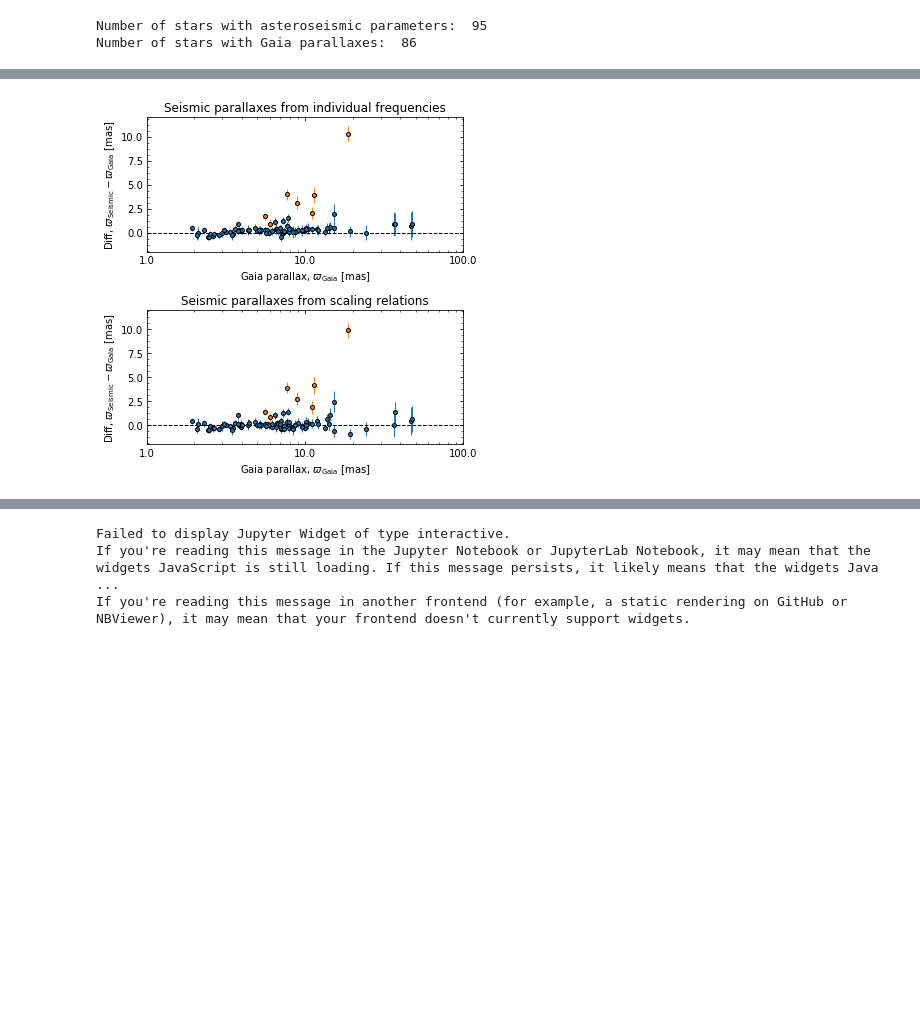
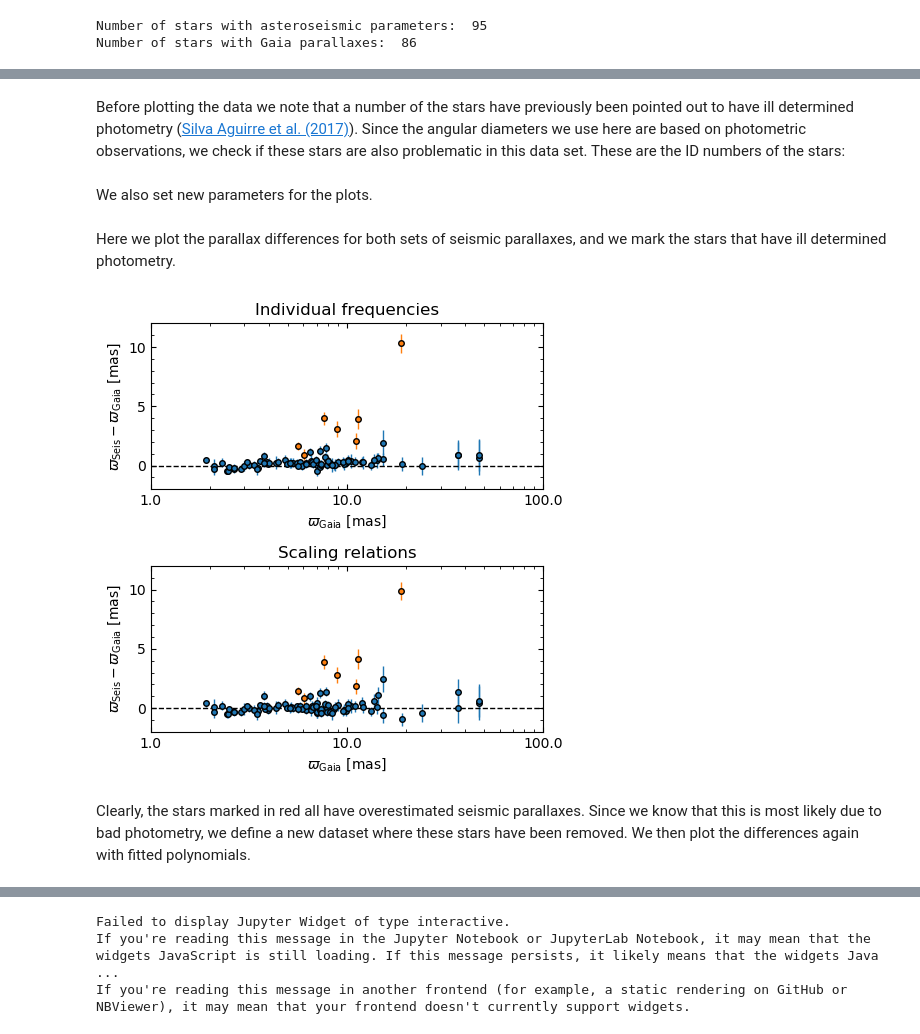
Before and after one commit to teokem/project-work-csahlholdt, a Jupyter notebook: project.ipynb, the cells around one changed output, grey strips where cells are left out. Saved outputs shown, nothing was run; the diff lists cells and outputs as text; code cells hidden in the pictures; blank space fills up the shorter version.

```diff
--- a/project.ipynb
+++ b/project.ipynb
@@ -37,3 +128,7 @@ import pandas as pd
 import matplotlib as mpl
 import matplotlib.pyplot as plt
 from matplotlib.ticker import ScalarFormatter
+# %%
+# The default matplotlib settings are restored (just to be sure) and the default figure size is updated
+plt.rcParams.update(mpl.rcParamsDefault)
+plt.rcParams.update({'figure.figsize': (5, 5)})
@@ -141,15 +300,22 @@ sa.dnu_scal_unc, sa.numax_scal_unc = scal_dn_unc(sa.mass, sa.mass_unc,
 # %%
 def plx_ast(rad, angdiam):
+    '''
+    Calculate the parallax based on a radius and angular diameter.
+    '''
     # Constants
     radsun = 6.95508e5
     pc_conv = 6.685e-6
 
+    # Diameter and parallax
     diam = 2 * rad * radsun
     plx = 1000 / (pc_conv * diam/angdiam)
 
     return plx
 
 def plx_ast_unc(rad, rad_unc, angdiam, angdiam_unc, n_MC=1000):
+    '''
+    Calculate uncertainties on parallaxes using MC sampling.
+    '''
     n = len(rad)
     plx_unc = np.zeros(n)
 
@@ -198,22 +378,35 @@ fig.savefig('figures/plx_hist.pdf')
 # %%
 def xy_diff(x, x_unc, y, y_unc):
+    '''
+    Calculate differences and propagated uncertainties between x and y.
+    '''
     diff = x - y
     diff_unc = np.sqrt(x_unc**2 + y_unc**2)
 
     return diff, diff_unc
 
 def xy_ratio(x, x_unc, y, y_unc):
+    '''
+    Calculate ratios and propagated uncertainties between x and y.
+    '''
     r = x / y
     r_unc = r * np.sqrt((x_unc / x)**2 + (y_unc / y)**2)
 
     return r, r_unc
 
 def poly_fit(x, y, y_unc, xp_lim, order=1, n_boot=1000):
+    '''
+    Fit a polynomial of order `order` to the data x,y with
+    uncertainties in the y-values. Bootstrapping is applied
+    to return lower and upper 1-\sigma uncertainty regions.
+    '''
+    # Fit a polynomial to the data in the given x-range.
     px = np.linspace(xp_lim[0], xp_lim[1])
     pfit = np.polyfit(x, y, order, w=1/y_unc**2)
     poly = np.poly1d(pfit)
     py = poly(px)
 
+    # Repeat the fit for n_boot bootstrap samples.
     boot_results = np.zeros((n_boot, len(px)))
     for i in range(n_boot):
         rand_per = np.random.randint(len(x), size=len(x))
@@ -227,14 +420,21 @@ def poly_fit(x, y, y_unc, xp_lim, order=1, n_boot=1000):
 
         boot_results[i, :] = py_temp
 
+    # Calculate the 16th and 84th percentile at each x-value
+    # and return as lower and upper uncertainty regions.
     boot_lower = np.percentile(boot_results, 16, axis=0)
     boot_upper = np.percentile(boot_results, 84, axis=0)
 
     return px, py, boot_lower, boot_upper
 # %%
 def plot_plxdiff(plx, plx_unc, plx_ast, plx_ast_unc, ax, outliers=None, fit=False):
+    '''
+    Plot parallax differences. Optionally mark a number of stars as outliers and
+    perform a linear fit.
+    '''
     plx_d, plx_d_unc = xy_diff(plx_ast, plx_ast_unc, plx, plx_unc)
 
+    # Plot outliers in red if given, otherwise plot all
     if outliers is not None:
         bf = np.isin(sa.ID, outliers)
         ax.errorbar(plx[~bf], plx_d[~bf], yerr=plx_d_unc[~bf], marker='o', ms=4,
@@ -245,8 +445,9 @@ def plot_plxdiff(plx, plx_unc, plx_ast, plx_ast_unc, ax, outliers=None, fit=Fals
     else:
         ax.errorbar(plx, plx_d, yerr=plx_d_unc, marker='o', ms=4,
                     mec='k', linestyle='none', capsize=0, lw=1)
-        ax.set_ylim([-2, 3])
+        ax.set_ylim([-2.1, 3])
 
+    # Optionally fit polynomial
     if fit:
         px, py, py_low, py_high = poly_fit(plx, plx_d, plx_d_unc, [1., 100.])
         ax.plot(px, py, c='k', ls='--')
@@ -256,10 +457,14 @@ def plot_plxdiff(plx, plx_unc, plx_ast, plx_ast_unc, ax, outliers=None, fit=Fals
     ax.set_xlim([1, 100])
     ax.set_xscale('log')
     ax.xaxis.set_major_formatter(ScalarFormatter())
-    ax.set_xlabel(r'Gaia parallax, $\varpi_{\mathrm{Gaia}}$ [mas]')
-    ax.set_ylabel(r'Diff, $\varpi_{\mathrm{Seismic}}-\varpi_{\mathrm{Gaia}}$ [mas]')
+    ax.set_xlabel(r'$\varpi_{\mathrm{Gaia}}$ [mas]')
+    ax.set_ylabel(r'$\varpi_{\mathrm{Seis}}-\varpi_{\mathrm{Gaia}}$ [mas]')
+# %% [markdown]
+Before plotting the data we note that a number of the stars have previously been pointed out to have ill determined photometry ([Silva Aguirre et al. (2017)](http://iopscience.iop.org/article/10.3847/1538-4357/835/2/173/meta)). Since the angular diameters we use here are based on photometric observations, we check if these stars are also problematic in this data set. These are the ID numbers of the stars:
 # %%
 bad_ID = [8379927, 7510397, 10454113, 9025370, 1435467, 7940546, 12317678]
+# %% [markdown]
+We also set new parameters for the plots.
 # %%
 plt.rcParams.update({'xtick.top': True,
                      'ytick.right': True,
@@ -267,14 +472,20 @@ plt.rcParams.update({'xtick.top': True,
                      'ytick.direction': 'in',
                      'xtick.minor.visible': True,
                      'ytick.minor.visible': True})
+# %% [markdown]
+Here we plot the parallax differences for both sets of seismic parallaxes, and we mark the stars that have ill determined photometry.
 # %%
-fig, (ax1, ax2) = plt.subplots(2, 1, figsize=(5.5, 5.5))
+fig, (ax1, ax2) = plt.subplots(2, 1)
 plot_plxdiff(sa.plx, sa.plx_unc, sa.plx_rad, sa.plx_rad_unc, ax1, outliers=bad_ID)
 plot_plxdiff(sa.plx, sa.plx_unc, sa.plx_scal, sa.plx_scal_unc, ax2, outliers=bad_ID)
-ax1.set_title('Seismic parallaxes from individual frequencies')
-ax2.set_title('Seismic parallaxes from scaling relations')
+ax1.set_title('Individual frequencies')
+ax2.set_title('Scaling relations')
 fig.tight_layout()
 fig.savefig('figures/plxdiff_outliers.pdf')
+plt.show()
 # %% [output]
-[figure, old version]
+[figure, new version]
+# %% [markdown]
+Clearly, the stars marked in red all have overestimated seismic parallaxes. Since we know that this is most likely due to bad photometry, we define a new dataset where these stars have been removed.
+We then plot the differences again with fitted polynomials.
 # %%
```
Also changed, not shown: parts of 54 cells of this notebook.
